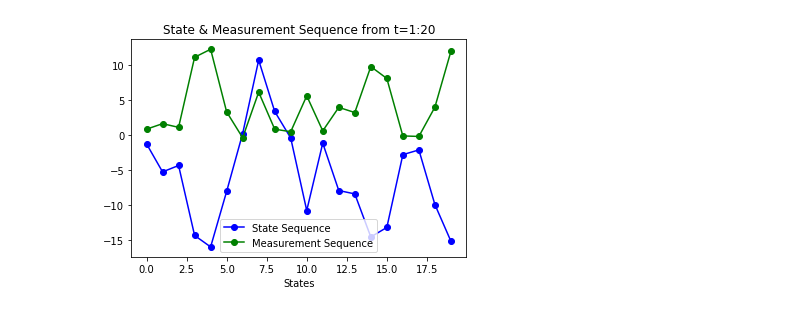
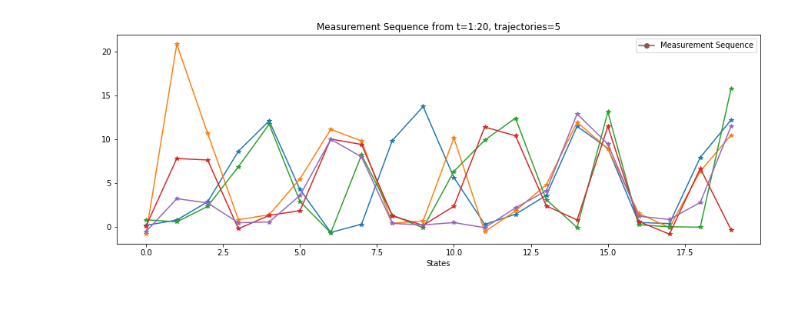
Before and after one commit to ashish-ucsb/bootstrap_particle_filter, a Jupyter notebook: Bootstrap_particle_filter.ipynb, the cells around one changed output. Drawn from its saved outputs; the diff is of its cells as text; code cells hidden in the pictures.

```diff
--- a/Bootstrap_particle_filter.ipynb
+++ b/Bootstrap_particle_filter.ipynb
@@ -4,13 +5,22 @@ import matplotlib.pyplot as plt
 # %%
-t = 20 #no. of states
-s = np.zeros(t) # State Sequence
-y = np.zeros(t) # Measurement Sequence
+tau = 100 #no. of states
+n = 5 #no. of trajectories
+s = np.zeros((n,tau)) # State Sequence
+y = np.zeros((n,tau)) # Measurement Sequence
 
 np.random.seed(30)
 
-s[0] = np.random.normal(0, 1)
-y[0] = (0.05*(s[0]**2)) + np.random.normal(0, 0.5)
+s[:,0] = np.random.normal(0, 0.5, n)
+y[:,0] = (0.05*(s[:,0]**2)) + np.random.normal(0, 0.5, n)
 
-for i in range(1,t):
-    s[i] = (0.5*s[i-1]) + ((25*s[i-1])/(1+(s[i-1]**2))) + (8*np.cos(1.2*(i-1))) + np.random.normal(0, 0.5)
-    y[i] = (0.05*(s[i]**2)) + np.random.normal(0, 0.5)
+for i in range(1,tau):
+    s[:,i] = (0.5*s[:,i-1]) + ((25*s[:,i-1])/(1+(s[:,i-1]**2))) + (8*np.cos(1.2*(i-1))) + np.random.normal(0, 0.5, n)
+    y[:,i] = (0.05*(s[:,i]**2)) + np.random.normal(0, 0.5, n)
+# %%
+plt.rcParams['figure.figsize'] = 15, 5
+plt.plot(s.T[:20], '*-')
+plt.title("State Sequence from t=1:{}, trajectories={}".format(20, n))
+plt.plot([],[], 'o-', label='State Sequence')
+plt.xlabel('States')
+plt.legend(loc='best')
+plt.show()
@@ -17,11 +29,9 @@ for i in range(1,t):
 # %%
-plt.plot(s, 'bo-')
-plt.plot(y, 'go-', )
-plt.title("State & Measurement Sequence from t=1:{}".format(t))
-plt.plot([],[], 'bo-', label='State Sequence')
-plt.plot([],[], 'go-', label='Measurement Sequence')
+plt.plot(y.T[:20], '*-')
+plt.title("Measurement Sequence from t=1:{}, trajectories={}".format(20, n))
+plt.plot([],[], 'o-', label='Measurement Sequence')
 plt.xlabel('States')
 plt.legend(loc='best')
 plt.show()
 # %% [output]
-[figure, old version]
+[figure, new version]
```
Also changed, not shown: parts of 6 cells of this notebook.
